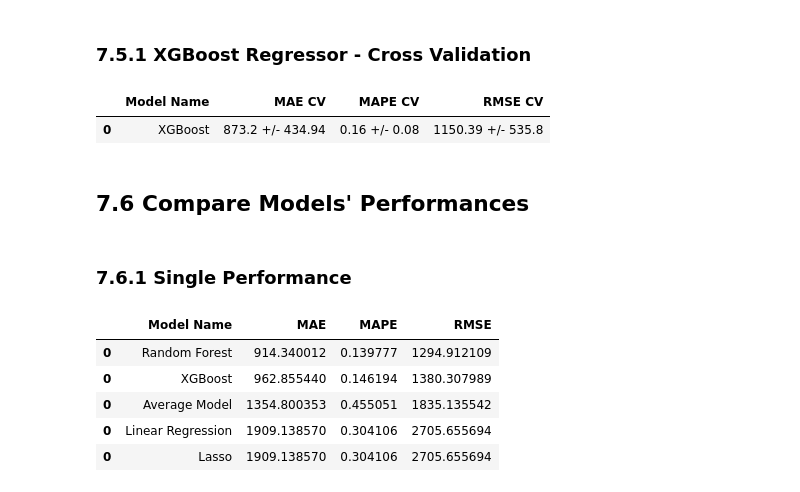
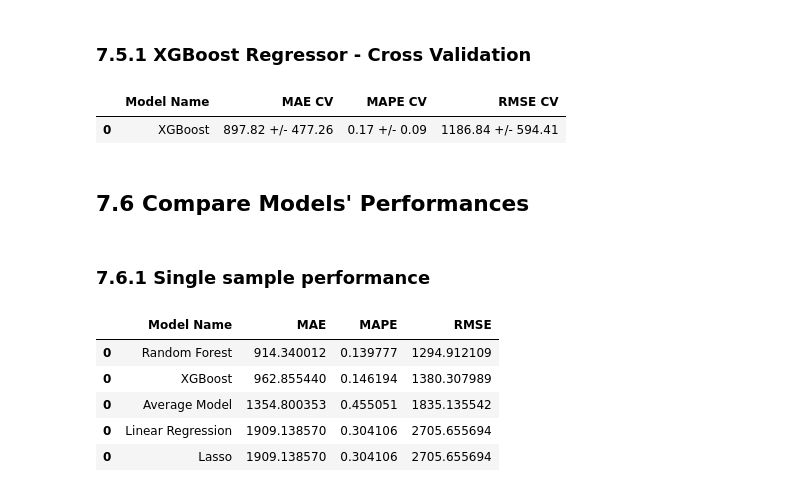
Before and after one commit to victor-bongestab/Rossman-Stores-Sales, a Jupyter notebook: v01_rossman-stores-sales.ipynb, the cells around one changed output. Drawn from its saved outputs; the diff is of its cells as text; code cells hidden in the pictures.

```diff
--- a/v01_rossman-stores-sales.ipynb
+++ b/v01_rossman-stores-sales.ipynb
@@ -1690,19 +1689,19 @@ xgb_result
 # %%
 model = xgb.XGBRegressor( objective='reg:squarederror',
                           n_estimators=1000,
                           eta=0.01,
                           max_depth=10,
                           subsample=0.7,
-                          colsample_bytee=0.9 ).fit( x_train_ml, y_train )
+                          colsample_bytree=0.9 )
 xgb_result_cv = cross_validation_timeseries( x_training, 5, 'XGBoost', model )
 xgb_result_cv
 # %% [output]
 |  | Model Name | MAE CV | MAPE CV | RMSE CV |
-| 0 | XGBoost | 873.2 +/- 434.94 | 0.16 +/- 0.08 | 1150.39 +/- 535.8 |
+| 0 | XGBoost | 897.82 +/- 477.26 | 0.17 +/- 0.09 | 1186.84 +/- 594.41 |
 # %% [markdown]
 ## 7.6 Compare Models' Performances
 # %% [markdown]
-### 7.6.1 Single Performance
+### 7.6.1 Single sample performance
 # %%
 modeling_result = pd.concat( [ baseline_result, lr_result, lrr_result, rf_result, xgb_result ] )
 modeling_result.sort_values( 'RMSE' )
```
Also changed, not shown: parts of 17 cells of this notebook.
